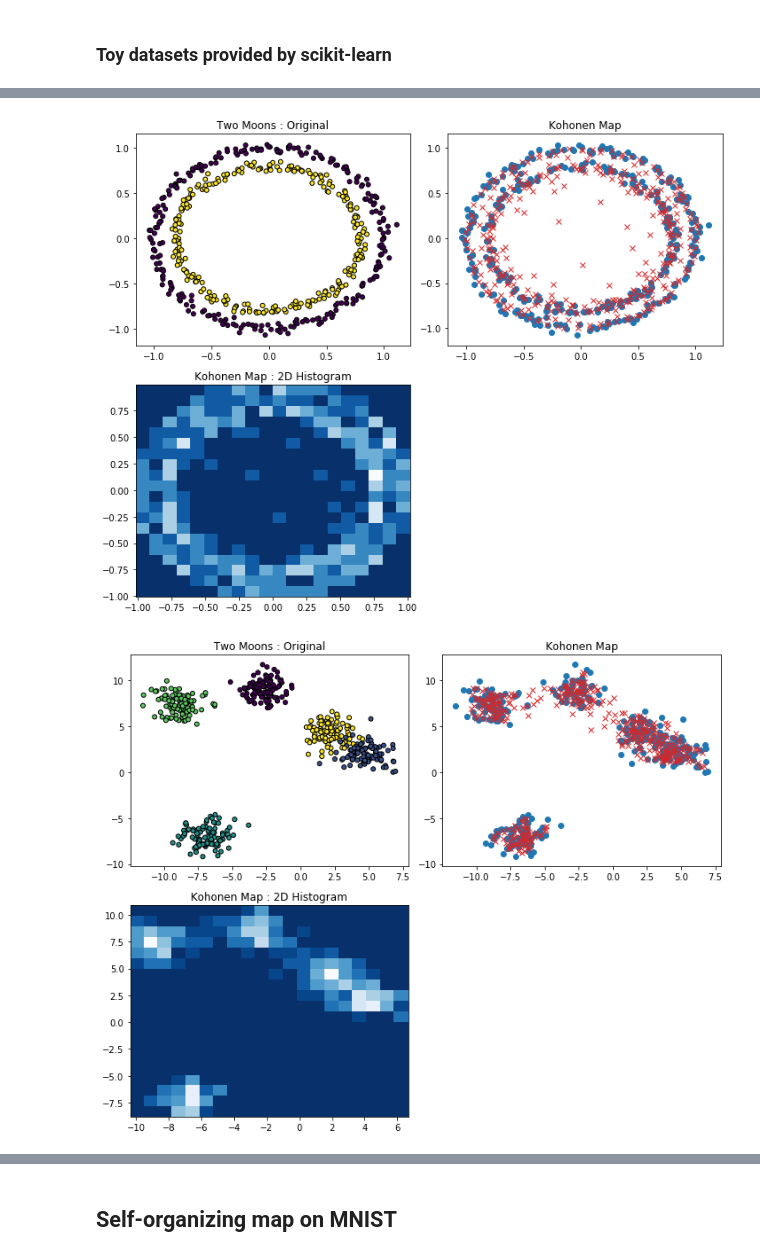
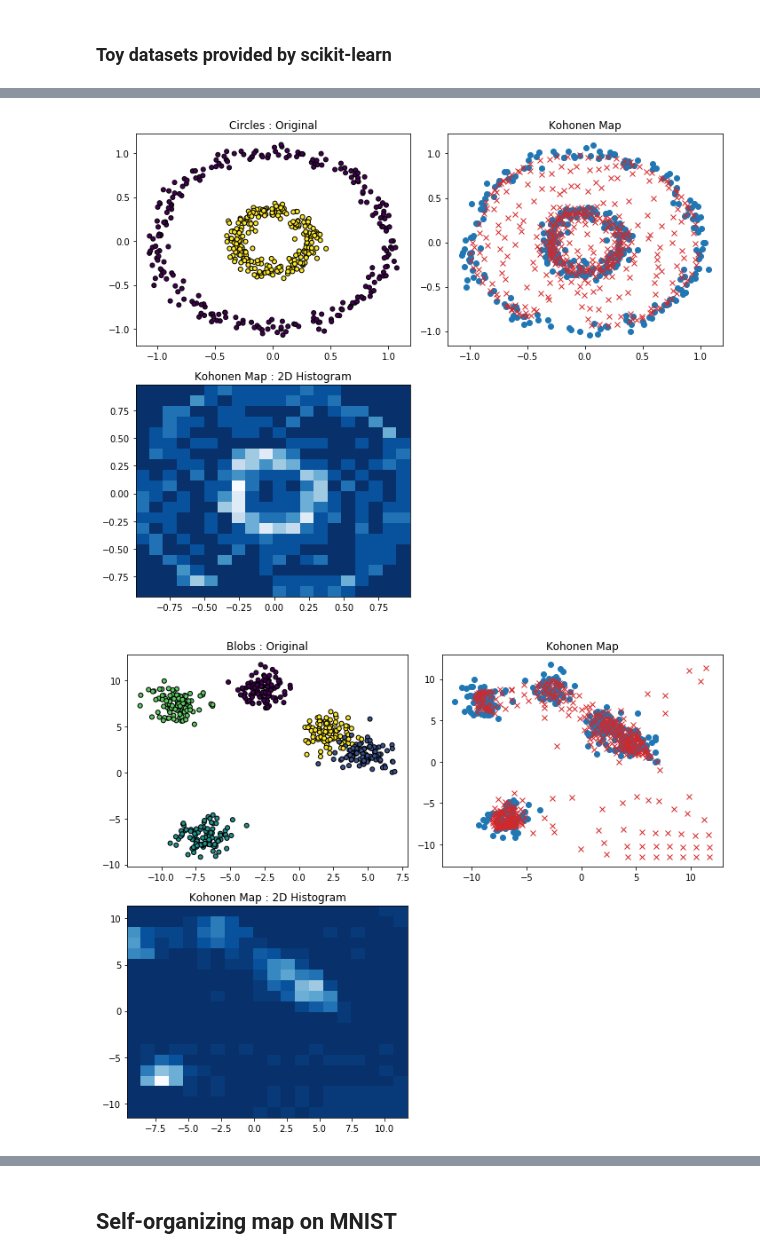
Before and after one commit to rdenadai/AI-Study-Notebooks, a Jupyter notebook: code/notebooks/7. SOM (Kohonen MAP).ipynb, the cells around one changed output, grey strips where cells are left out. Cells and saved outputs as stored; diff of their text form; code cells hidden in the pictures.

```diff
--- a/code/notebooks/7. SOM (Kohonen MAP).ipynb
+++ b/code/notebooks/7. SOM (Kohonen MAP).ipynb
@@ -39,7 +40,7 @@ The cython extension is already loaded. To reload it, use:
 
 import numpy as np
 cimport numpy as npc
-from cython.parallel import prange
+from cython.parallel import parallel, prange
 
 cpdef npc.ndarray euclidian(npc.ndarray a, npc.ndarray b, int axis=-1):
     return np.sqrt(np.sum(np.square(a - b), axis=axis))
@@ -47,16 +48,16 @@ cpdef npc.ndarray euclidian(npc.ndarray a, npc.ndarray b, int axis=-1):
 cpdef calculate_theta(dst, dem):
      return np.mean(np.exp(-((np.square(dst))/dem)))
 
-cpdef npc.ndarray find_neighbourhood(BMU, npc.ndarray lattice, radius=5):
+cpdef npc.ndarray find_neighbourhood(BMU, npc.ndarray lattice, int radius=5):
     ngb = euclidian(BMU, lattice, axis=-1)
     return lattice[np.where((ngb > 0) & (ngb <= radius))]
 
-cpdef npc.ndarray run_som(npc.ndarray X, npc.ndarray W, npc.ndarray lattice, radius, lr, sigma, size):
-    dem = (2*(np.square(sigma)))
+cpdef npc.ndarray run_som(npc.ndarray X, npc.ndarray W, npc.ndarray lattice, int radius, float lr, float sigma, int size):
+    cdef float dem = (2*(np.square(sigma)))
     for xi in X:
         # Find the BMU of the point
         dist = euclidian(xi, W, axis=-1)
-        BMU = np.asarray(np.where(dist==np.min(dist))).ravel()[:size]
+        BMU = np.asarray(np.where(dist==np.min(dist))).ravel()[:2]
         # If found a BMU
         if BMU is not None:
             # Find Neighbourhood of BMU using lattice matrix
@@ -64,10 +65,10 @@ cpdef npc.ndarray run_som(npc.ndarray X, npc.ndarray W, npc.ndarray lattice, rad
             # Neighbourhood update
             BMU_node = W[tuple(BMU)]
             for ng in ngb:
-                indx = tuple(np.split(ng, size))
+                indx = tuple(np.split(ng, 2))
                 ngb_node = W[indx]
-                dst = euclidian(BMU_node, ngb_node, axis=-1)
-                theta = calculate_theta(dst, dem)
+                dst_n = euclidian(BMU_node, ngb_node, axis=-1)
+                theta = calculate_theta(dst_n, dem)
                 W[indx] += theta * (lr * (xi - ngb_node))
             # BMU update
             W[tuple(BMU)] += (lr * (xi - BMU_node))
@@ -181,26 +252,26 @@ plt.show()
 # %%
-X, y = make_circles(500, noise=0.03)
+X, y = make_circles(500, noise=0.05, factor=.33)
 X_train, X_test, y_train, y_test = train_test_split(X, y, test_size=0.3, random_state=42)
 
-som = SOM(units=20, lr=1e-1, radius=10)
-som.train(X_train, epochs=100)
+som = SOM(units=20)
+som.train(X_train, epochs=400, sample_rate=20)
 W = som.W.flatten().reshape(-1, 2)
 # %%
 plt.figure(figsize=(10, 8))
 plt.subplot(2, 2, 1)
-plt.title("Two Moons : Original")
+plt.title("Circles : Original")
 plt.scatter(X[:, 0], X[:, 1], marker='o', c=y, s=25, edgecolor='k')
 plt.subplot(2, 2, 2)
 plt.title("Kohonen Map")
 plt.scatter(X_train[:, 0], X_train[:, 1], marker='o', c='C0')
 plt.plot(W[:, 0], W[:, 1], 'x', c='C3')
 plt.subplot(2, 2, 3)
 plt.title("Kohonen Map : 2D Histogram")
 plt.hist2d(W[:, 0], W[:, 1], bins=20, cmap=plt.cm.Blues_r)
 plt.tight_layout()
 plt.show()
 # %% [output]
-[figure, old version]
+[figure, new version]
 # %%
 X, y = make_blobs(500, n_features=2, centers=5, random_state=42)
 X_train, X_test, y_train, y_test = train_test_split(X, y, test_size=0.3, random_state=42)
@@ -211,7 +282,7 @@ W = som.W.flatten().reshape(-1, 2)
 # %%
 plt.figure(figsize=(10, 8))
 plt.subplot(2, 2, 1)
-plt.title("Two Moons : Original")
+plt.title("Blobs : Original")
 plt.scatter(X[:, 0], X[:, 1], marker='o', c=y, s=25, edgecolor='k')
 plt.subplot(2, 2, 2)
 plt.title("Kohonen Map")
@@ -223,4 +294,4 @@ plt.hist2d(W[:, 0], W[:, 1], bins=20, cmap=plt.cm.Blues_r)
 plt.tight_layout()
 plt.show()
 # %% [output]
-[figure, old version]
+[figure, new version]
```
Also changed, not shown: parts of 33 cells of this notebook.
